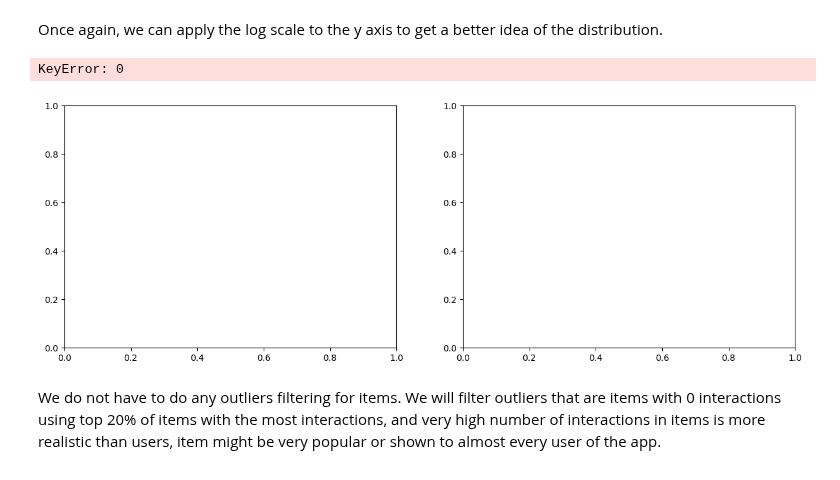
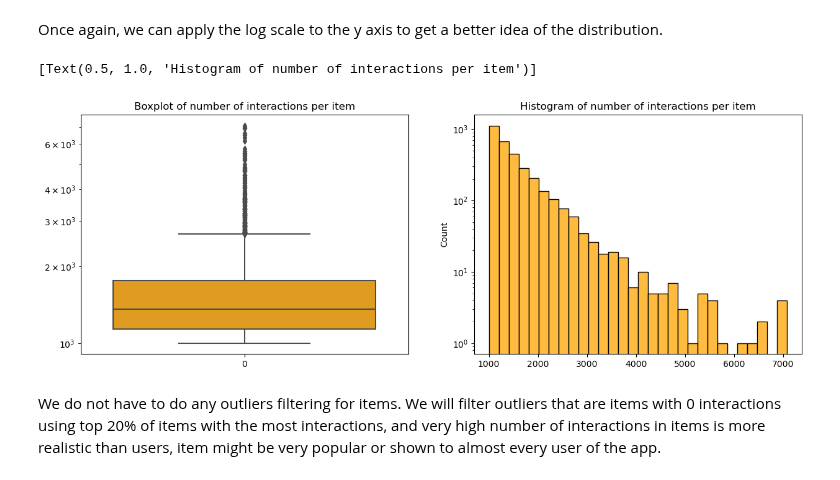
Before and after one commit to akbuchowicz/WB_OLX, a Jupyter notebook: OXL_final2.ipynb, the cells around one changed output. Cells and saved outputs as stored; diff of their text form; code cells hidden in the pictures.

```diff
--- a/OXL_final2.ipynb
+++ b/OXL_final2.ipynb
@@ -312,15 +309,15 @@ Text(0.5, 1.0, 'Boxplot of interactions per item.')
 Once again, we can apply the log scale to the y axis to get a better idea of the distribution.
 # %%
 fig, axs = plt.subplots(1, 2, figsize = (15, 5))
-h1 = sns.boxplot(n_events_per_item, ax=axs[0], color='orange')
+h1 = sns.boxplot(n_events_per_item.values, ax=axs[0], color='orange')
 h1.set_yscale('log')
 h1.set(title = 'Boxplot of number of interactions per item')
 h2=sns.histplot(n_events_per_item.values, bins=30, ax=axs[1], color='orange')
 h2.set_yscale('log')
 h2.set(title = 'Histogram of number of interactions per item')
 # %% [output]
-KeyError: 0
+[Text(0.5, 1.0, 'Histogram of number of interactions per item')]
-[figure, old version]
+[figure, new version]
 # %% [markdown]
 We do not have to do any outliers filtering for items. We will filter outliers that are items with 0 interactions using top 20% of items with the most interactions, and very high number of interactions in items is more realistic than users, item might be very popular or shown to almost every user of the app.
 # %%
```
Also changed, not shown: parts of 21 cells of this notebook.
